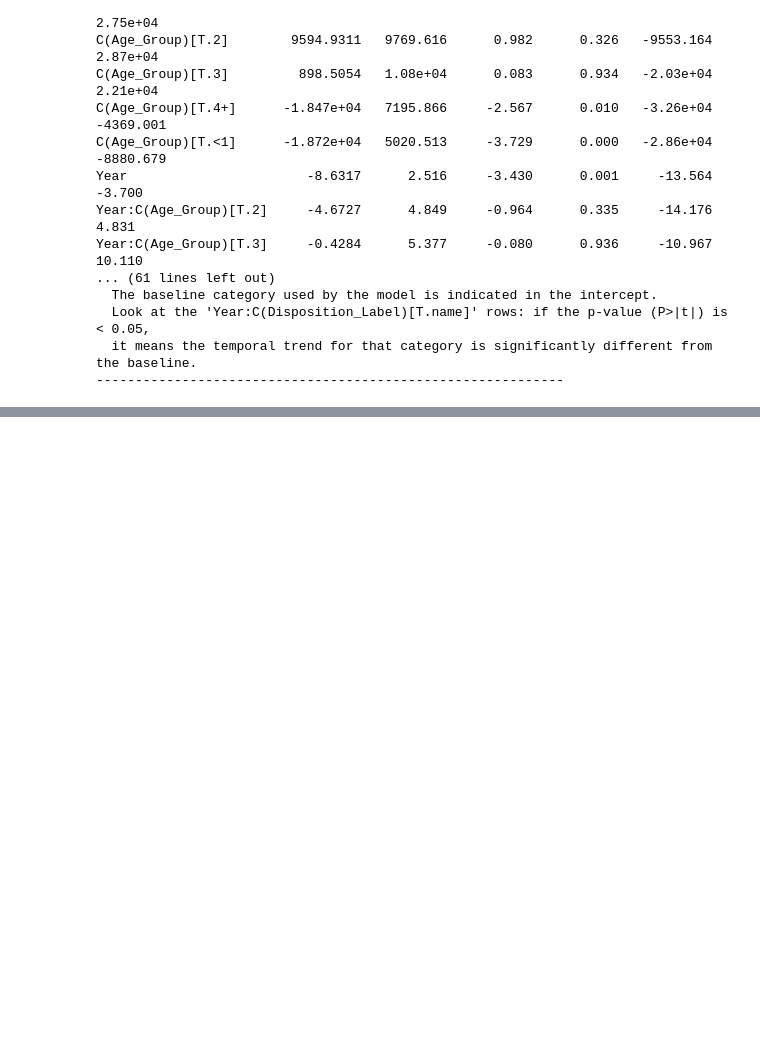
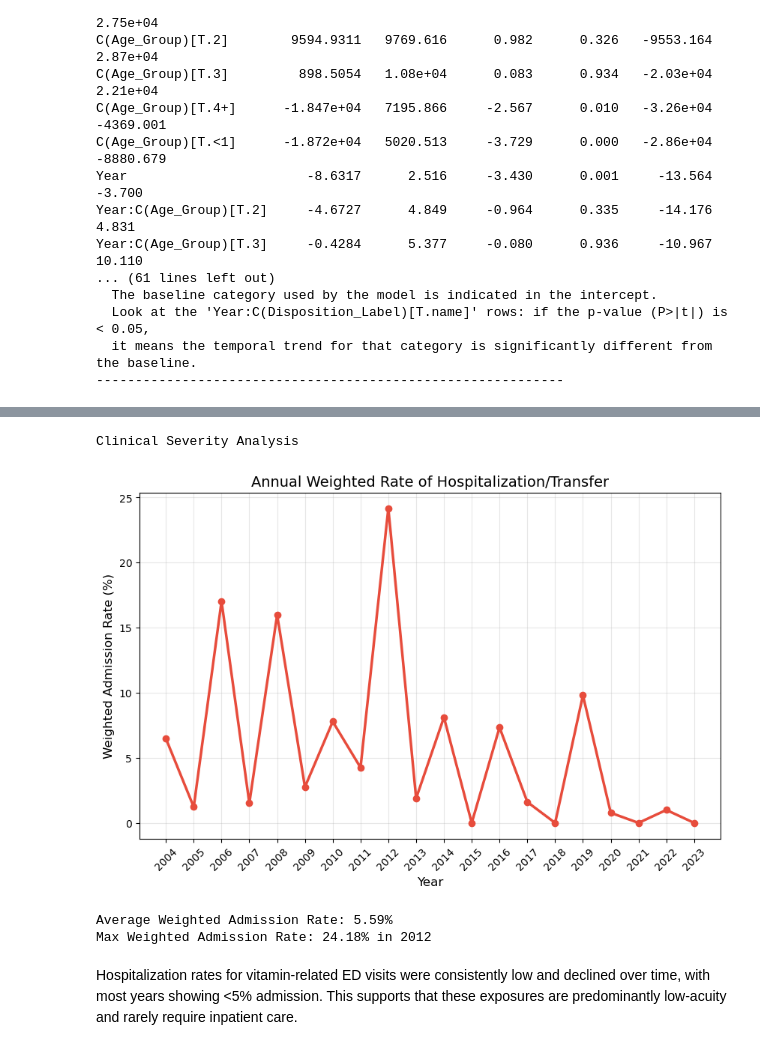
Before and after one commit to fede-giorgi/vitamins, a Jupyter notebook: temporal_analysis.ipynb, the cells around one changed output, grey strips where cells are left out. Cells and saved outputs as stored; diff of their text form; code cells hidden in the pictures; blank space fills up the shorter version.

Commit message:
streamlined analysis

```diff
--- a/temporal_analysis.ipynb
+++ b/temporal_analysis.ipynb
@@ -586,0 +603,41 @@ Year:C(Age_Group)[T.3]     -0.4284      5.377     -0.080      0.936     -10.967
+# %%
+print('Clinical Severity Analysis')
+
+# Define clinical severity (Admission = hospitalization)
+# 4 = Treated and admitted as inpatient; 5 = Treated and transferred
+df['is_admitted'] = df['Disposition'].astype(str).isin(['4', '5'])
+
+# Calculate annual weighted rates
+df['weighted_admitted'] = df['is_admitted'].astype(float) * df['Weight']
+severity_annual = df.groupby('Year').agg({
+    'Weight': 'sum',
+    'weighted_admitted': 'sum'
+}).rename(columns={'Weight': 'total_weighted_visits', 'weighted_admitted': 'total_weighted_admissions'})
+
+severity_annual['admission_rate'] = (severity_annual['total_weighted_admissions'] / severity_annual['total_weighted_visits']) * 100
+
+# Visualization
+plt.figure(figsize=(10, 6))
+plt.plot(severity_annual.index, severity_annual['admission_rate'], marker='o', color='#e74c3c', linewidth=2.5)
+plt.title('Annual Weighted Rate of Hospitalization/Transfer', fontsize=14)
+
+plt.xticks(
+    ticks=annual_counts['Year'],
+    labels=annual_counts['Year'].astype(int),
+    rotation=45
+)
+
+plt.xlabel('Year', fontsize=12)
+plt.ylabel('Weighted Admission Rate (%)', fontsize=12)
+plt.grid(True, alpha=0.3)
+plt.show()
+
+print(f'Average Weighted Admission Rate: {severity_annual["admission_rate"].mean():.2f}%')
+print(f'Max Weighted Admission Rate: {severity_annual["admission_rate"].max():.2f}% in {severity_annual["admission_rate"].idxmax()}')
+# %% [output]
+Clinical Severity Analysis
+[figure, added]
+Average Weighted Admission Rate: 5.59%
+Max Weighted Admission Rate: 24.18% in 2012
+# %% [markdown]
+Hospitalization rates for vitamin-related ED visits were consistently low and declined over time, with most years showing <5% admission. This supports that these exposures are predominantly low-acuity and rarely require inpatient care.
```
Also changed, not shown: parts of 17 cells of this notebook, 1 other file.
